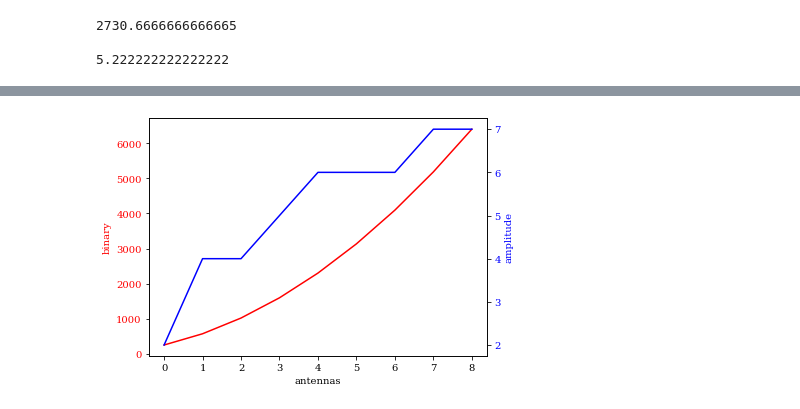
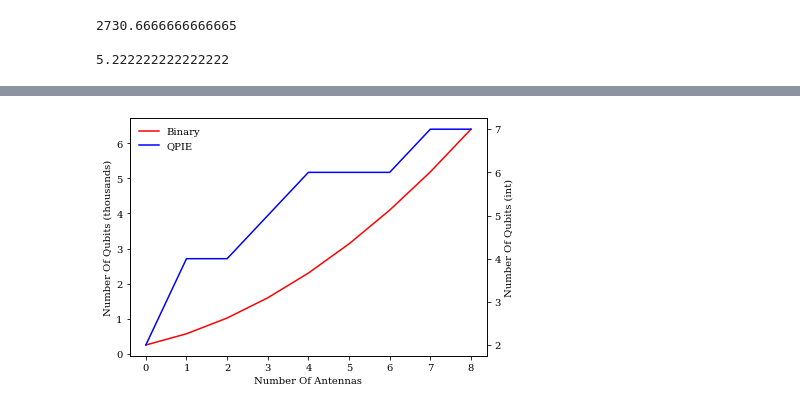
Before and after one commit to QuantumRadioAstronomy/visibility_repr, a Jupyter notebook: IFT/IFT_experiments.ipynb, the cells around one changed output, grey strips where cells are left out. Cells and saved outputs as stored; diff of their text form; code cells hidden in the pictures.

```diff
--- a/IFT/IFT_experiments.ipynb
+++ b/IFT/IFT_experiments.ipynb
@@ -286,20 +272,29 @@ plt.show()
 # %%
+new_binary_qubits = []
+for i in range(0, len(binary_qubits)):
+    new_binary_qubits.append(binary_qubits[i]/1000)
+
 fig, ax1 = plt.subplots()
 
-ax1.set_xlabel('antennas')
-ax1.set_ylabel('binary', color='red')
-ax1.plot(binary_qubits, label='binary', color='red')
-ax1.tick_params(axis='y', labelcolor='red')
+ax1.set_xlabel('Number Of Antennas')
+
+lns1 = ax1.plot(new_binary_qubits, label='Binary', color='red')
+ax1.set_ylabel('Number Of Qubits (thousands)')
+ax1.tick_params(axis='y')
 
 ax2 = ax1.twinx()
 
-ax2.set_ylabel('amplitude', color='blue')
-ax2.plot(amplitude_qubits, label='amplitude', color='blue')
-ax2.tick_params(axis='y', labelcolor='blue')
+lns2 = ax2.plot(amplitude_qubits, label='QPIE', color='blue')
+ax2.set_ylabel('Number Of Qubits (int)')
+ax2.tick_params(axis='y')
 
 fig.tight_layout()
-plt.savefig('plot3.pdf')
+leg = lns1 + lns2
+labs = [l.get_label() for l in leg]
+ax1.legend(leg, labs, loc=0, frameon=False)
+
+plt.savefig('plot2.pdf')
 
 plt.show()
 # %% [output]
-[figure, old version]
+[figure, new version]
```
Also changed, not shown: parts of 6 cells of this notebook, 3 other files.
